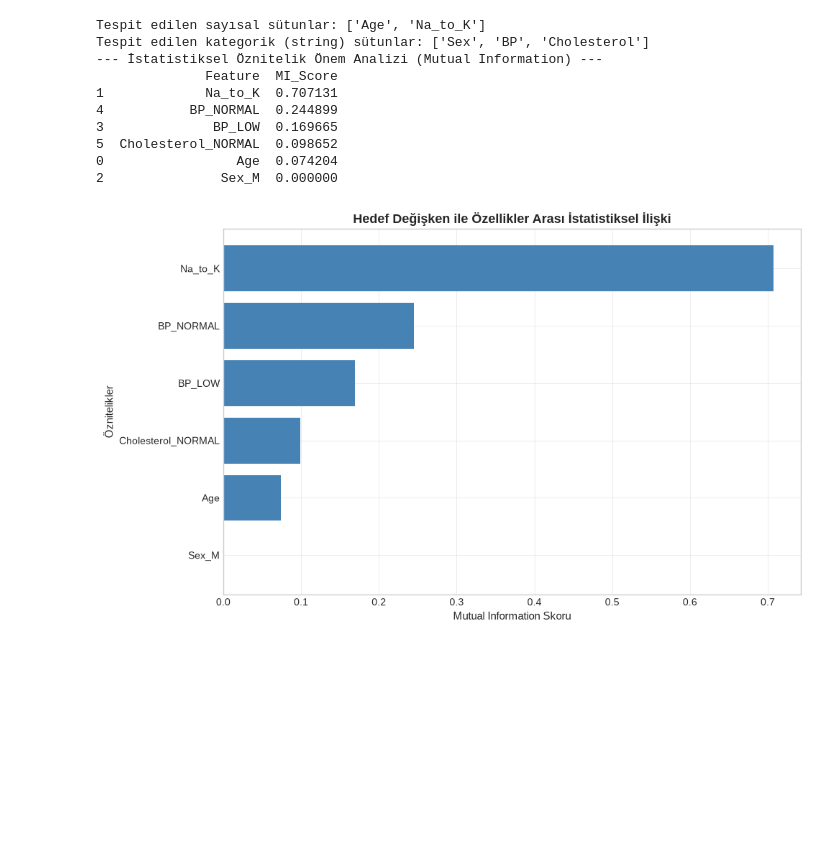
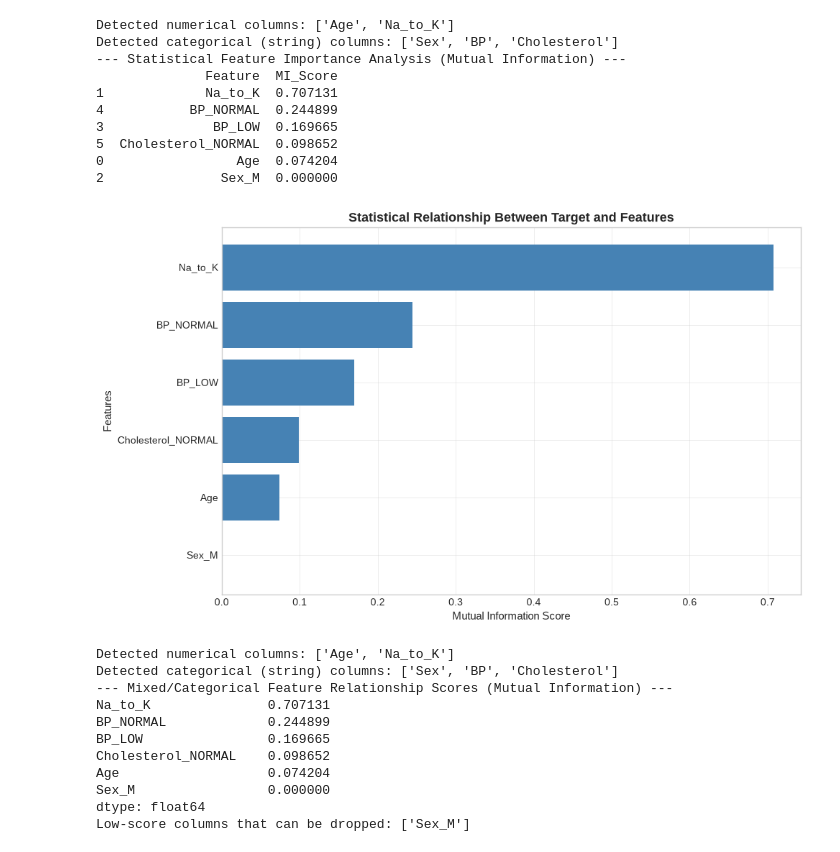
Before and after one commit to JibrilGY/FastApiProject, a Jupyter notebook: data_analysis/drug_analysis.ipynb, the cells around one changed output. Cells and saved outputs as stored; diff of their text form; code cells hidden in the pictures; blank space fills up the shorter version.

```diff
--- a/data_analysis/drug_analysis.ipynb
+++ b/data_analysis/drug_analysis.ipynb
@@ -86,15 +88,27 @@ plot_target_distribution(df, target_column)
 # %%
-# --- 4. İstatistiksel İlişki Analizi (Mutual Information) ---
+# --- 4. Feature Correlations Analyze ---
 mi_results = calculate_and_plot_mutual_information(df, target_col="Drug")
+target_corr, to_drop = analyze_mixed_feature_relations(df, target_col="Drug")
 # %% [output]
-Tespit edilen sayısal sütunlar: ['Age', 'Na_to_K']
-Tespit edilen kategorik (string) sütunlar: ['Sex', 'BP', 'Cholesterol']
---- İstatistiksel Öznitelik Önem Analizi (Mutual Information) ---
+Detected numerical columns: ['Age', 'Na_to_K']
+Detected categorical (string) columns: ['Sex', 'BP', 'Cholesterol']
+--- Statistical Feature Importance Analysis (Mutual Information) ---
               Feature  MI_Score
 1             Na_to_K  0.707131
 4           BP_NORMAL  0.244899
 3              BP_LOW  0.169665
 5  Cholesterol_NORMAL  0.098652
 0                 Age  0.074204
 2               Sex_M  0.000000
-[figure, old version]
+[figure, new version]
+Detected numerical columns: ['Age', 'Na_to_K']
+Detected categorical (string) columns: ['Sex', 'BP', 'Cholesterol']
+--- Mixed/Categorical Feature Relationship Scores (Mutual Information) ---
+Na_to_K               0.707131
+BP_NORMAL             0.244899
+BP_LOW                0.169665
+Cholesterol_NORMAL    0.098652
+Age                   0.074204
+Sex_M                 0.000000
+dtype: float64
+Low-score columns that can be dropped: ['Sex_M']
```
Also changed, not shown: parts of 17 cells of this notebook, 10 other files.
